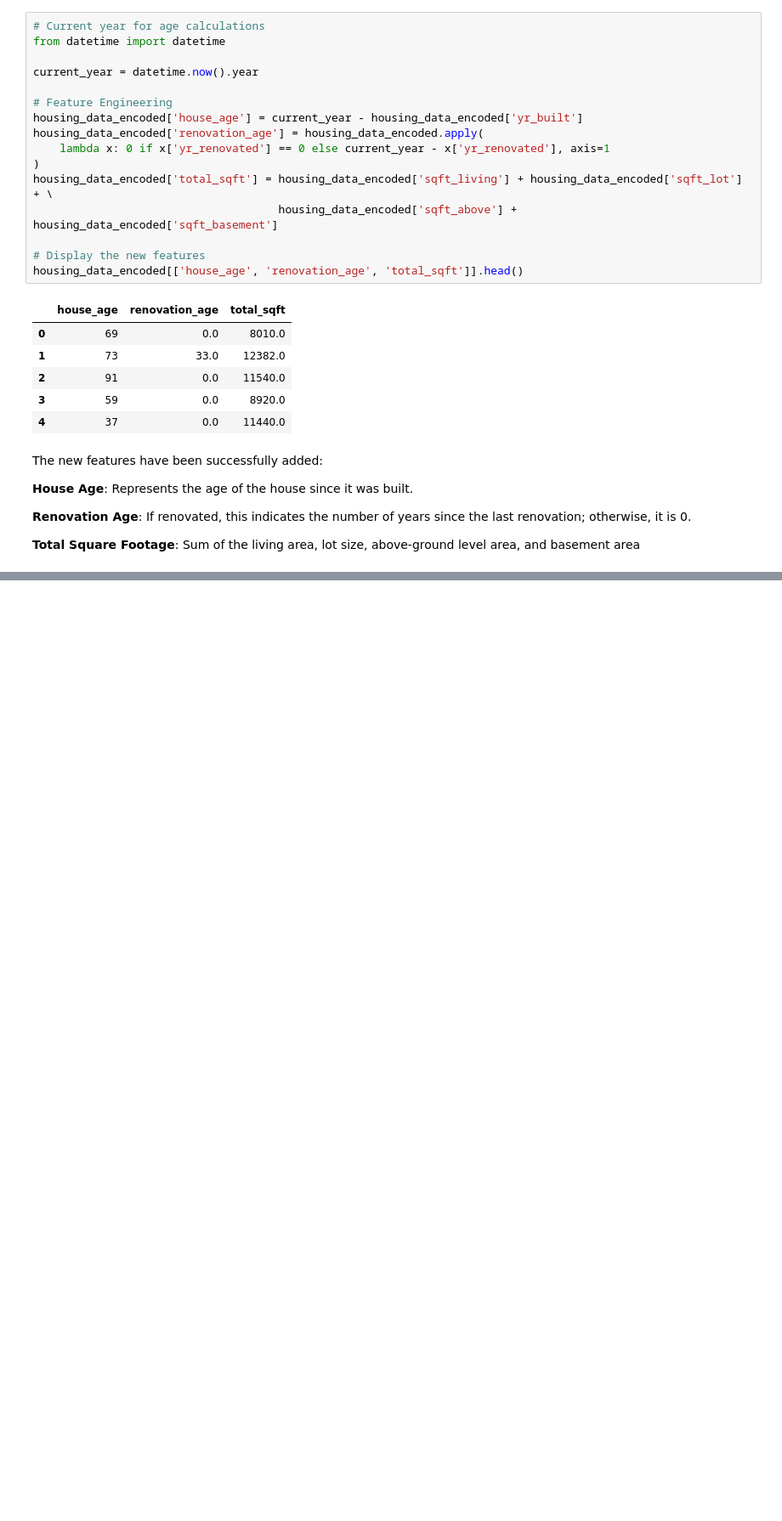
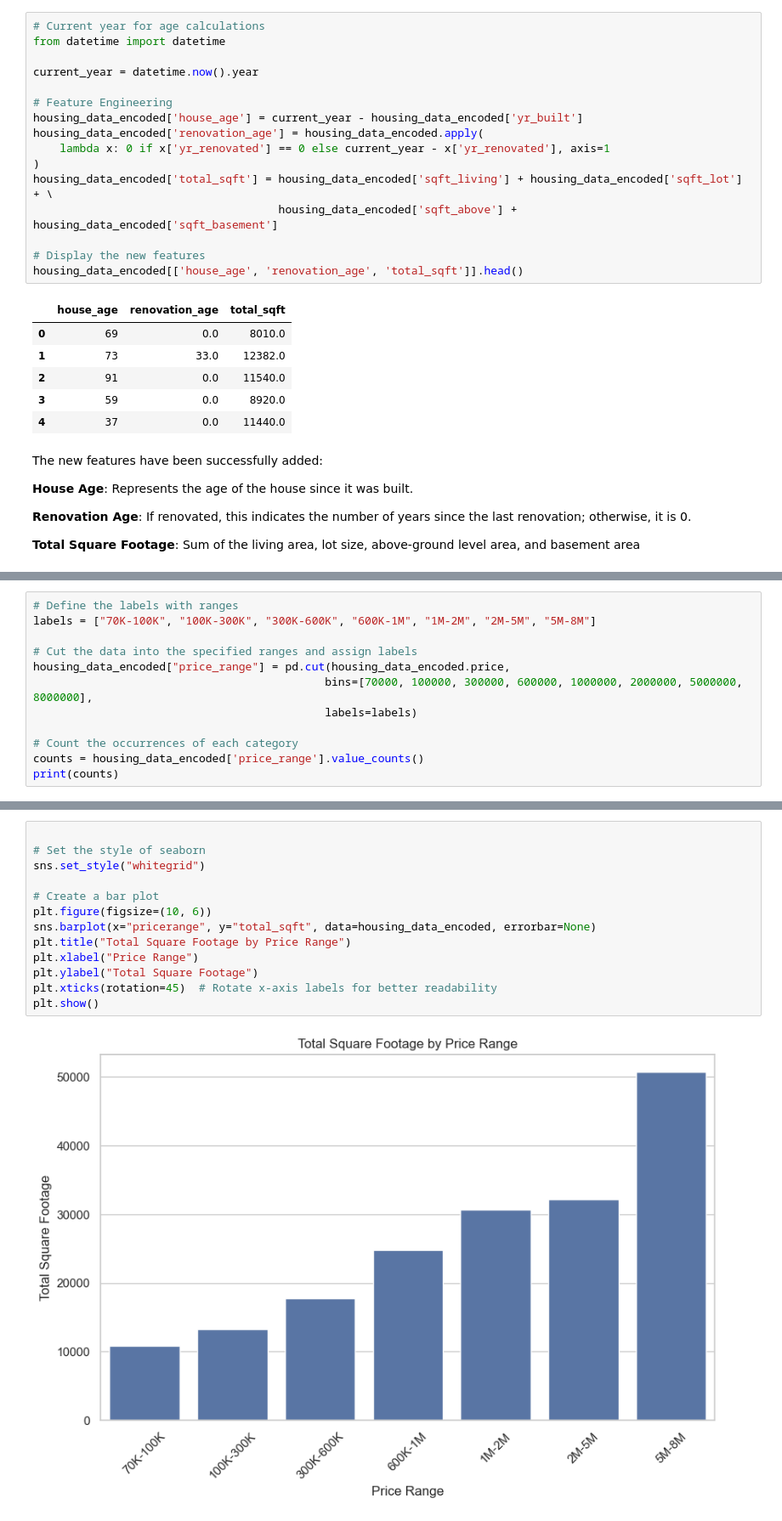
Before and after one commit to winnycodegurl/dsc-phase-2-projectgroup4, a Jupyter notebook: student.ipynb, the cells around one changed output, grey strips where cells are left out. Shown: that part at 85% size. Cells and saved outputs as stored; diff of their text form; blank space fills up the shorter version.

```diff
--- a/student.ipynb
+++ b/student.ipynb
@@ -435,0 +566,12 @@ The new features have been successfully added:
+# %%
+# Define the labels with ranges
+labels = ["70K-100K", "100K-300K", "300K-600K", "600K-1M", "1M-2M", "2M-5M", "5M-8M"]
+
+# Cut the data into the specified ranges and assign labels
+housing_data_encoded["price_range"] = pd.cut(housing_data_encoded.price,
+                                            bins=[70000, 100000, 300000, 600000, 1000000, 2000000, 5000000, 8000000],
+                                            labels=labels)
+
+# Count the occurrences of each category
+counts = housing_data_encoded['price_range'].value_counts()
+print(counts)
@@ -435,0 +598,15 @@ The new features have been successfully added:
+# %%
+
+# Set the style of seaborn
+sns.set_style("whitegrid")
+
+# Create a bar plot
+plt.figure(figsize=(10, 6))
+sns.barplot(x="pricerange", y="total_sqft", data=housing_data_encoded, errorbar=None)
+plt.title("Total Square Footage by Price Range")
+plt.xlabel("Price Range")
+plt.ylabel("Total Square Footage")
+plt.xticks(rotation=45)  # Rotate x-axis labels for better readability
+plt.show()
+# %% [output]
+[figure, added]
```
Also changed, not shown: parts of 29 cells of this notebook.
